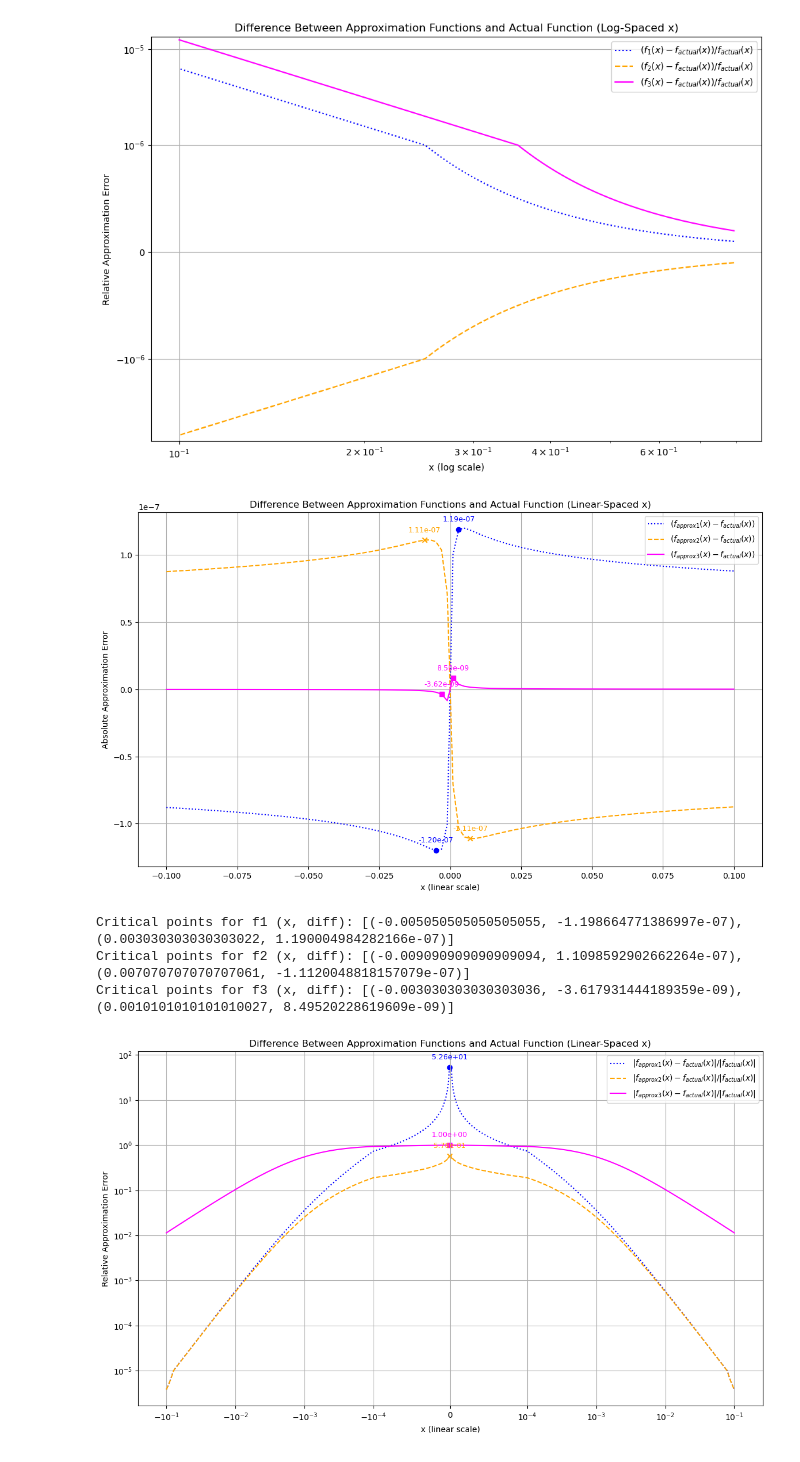
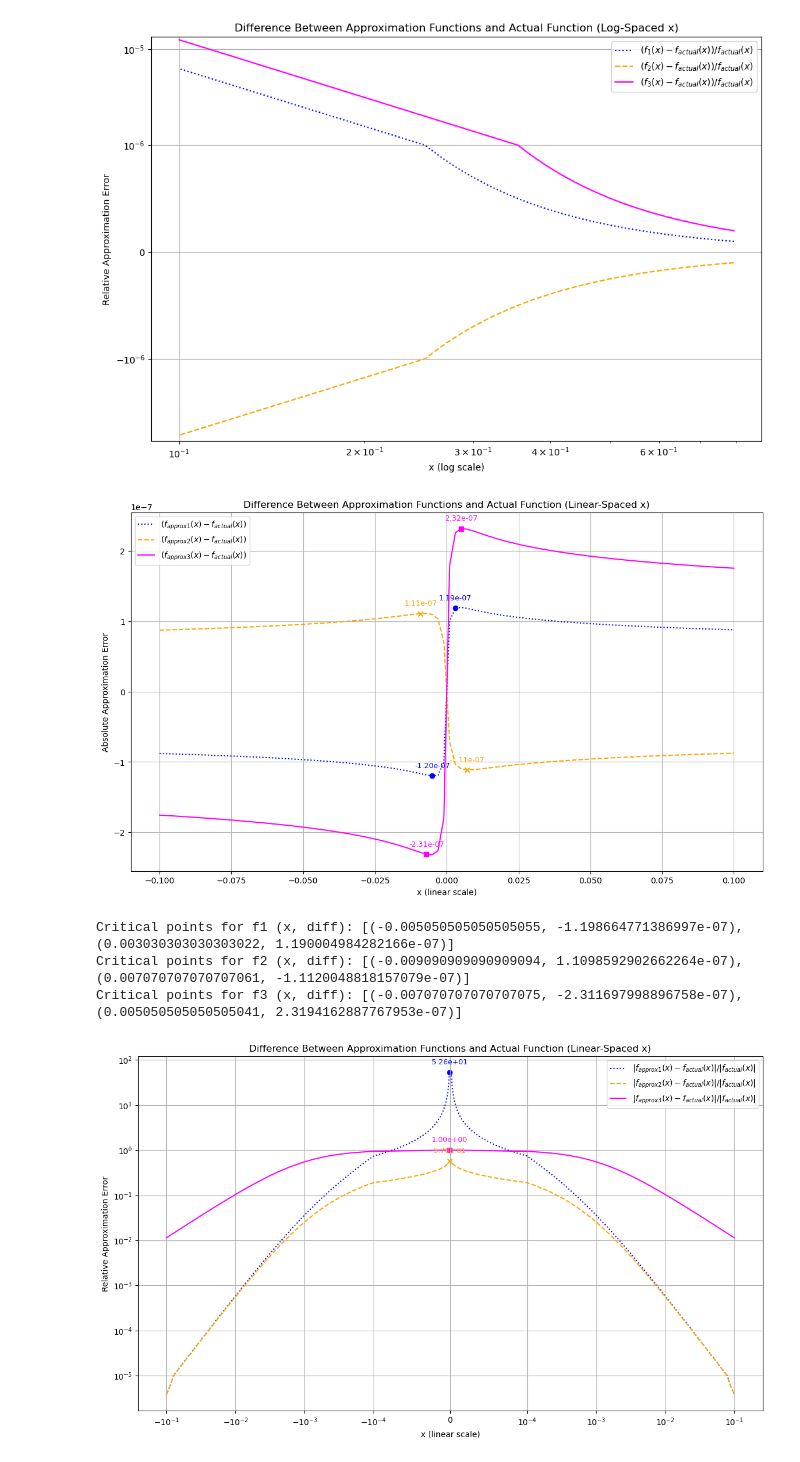
Before and after one commit to nitish-dumoliya/waterNetwork, a Jupyter notebook: model/approxHeadLoss.ipynb, the cells around one changed output. Drawn from its saved outputs; the diff is of its cells as text; code cells hidden in the pictures.

Commit message:
add approximation plots for absolute error

```diff
--- a/model/approxHeadLoss.ipynb
+++ b/model/approxHeadLoss.ipynb
@@ -444,6 +444,7 @@ def f_2(x, p):
 
 def f_3(x, p):
     return f_1(x, p) + (0.063048 * p**2 * x) / (np.abs(x) + p)**1.148
+    # return ((x**3)*(x**2 + p)**0.426)/(x**2 + 0.426*p)
 
 def f_4(x, p):
     # return f_2(x, p) + (0.063048 * p**2 * x) / ((np.abs(x) + p)**1.148 - 1.148*p*(np.abs(x)+p)**0.148)
@@ -459,7 +460,7 @@ p = 1e-3  # Small positive value
 f_actual_values = f_actual(x_values)
 f_1_values = f_1(x_values, p)
 f_2_values = f_2(x_values, p)
-f_3_values = f_4(x_values, p)
+f_3_values = f_3(x_values, p)
 
 # Compute differences
 diff_1 = (f_1_values - f_actual_values)
@@ -494,37 +495,37 @@ for x, y in zip(critical_x1, critical_y1):
     plt.annotate(f"{y:.2e}", (x, y), textcoords="offset points", xytext=(0, 10), ha='center', fontsize=9, color='blue')
 
 for x, y in zip(critical_x2, critical_y2):
     plt.scatter(x, y, color='orange', marker='x')
     plt.annotate(f"{y:.2e}", (x, y), textcoords="offset points", xytext=(0, 10), ha='center', fontsize=9, color='orange')
 
 for x, y in zip(critical_x3, critical_y3):
     plt.scatter(x, y, color='magenta', marker='s')
     plt.annotate(f"{y:.2e}", (x, y), textcoords="offset points", xytext=(0, 10), ha='center', fontsize=9, color='magenta')
 
 # Log scale for y, linear scale for x
 # plt.xscale('linear')
 # plt.xscale('symlog', linthresh=1e-3)
 # plt.yscale('symlog', linthresh=1e-6)
 
 # Labels and legend
 plt.xlabel('x (linear scale)')
 plt.ylabel('Absolute Approximation Error')
 plt.title('Difference Between Approximation Functions and Actual Function (Linear-Spaced x)')
 plt.legend()
 plt.grid(True)
 
 # Show plot
 plt.show()
 
 # Print critical points
 print("Critical points for f1 (x, diff):", list(zip(critical_x1, critical_y1)))
 print("Critical points for f2 (x, diff):", list(zip(critical_x2, critical_y2)))
 print("Critical points for f3 (x, diff):", list(zip(critical_x3, critical_y3)))
 # %% [output]
-[figure, old version]
+[figure, new version]
 Critical points for f1 (x, diff): [(-0.005050505050505055, -1.198664771386997e-07), (0.003030303030303022, 1.190004984282166e-07)]
 Critical points for f2 (x, diff): [(-0.009090909090909094, 1.1098592902662264e-07), (0.007070707070707061, -1.1120048818157079e-07)]
-Critical points for f3 (x, diff): [(-0.003030303030303036, -3.617931444189359e-09), (0.0010101010101010027, 8.49520228619609e-09)]
+Critical points for f3 (x, diff): [(-0.007070707070707075, -2.311697998896758e-07), (0.005050505050505041, 2.3194162887767953e-07)]
 # %%
 import numpy as np
 import matplotlib.pyplot as plt
```
Also changed, not shown: parts of 10 cells of this notebook, 4 other files.
